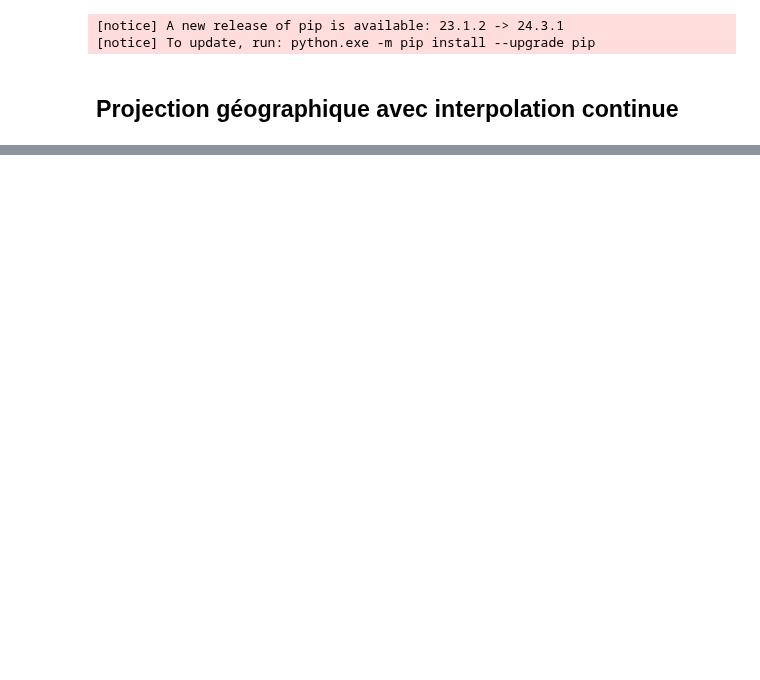
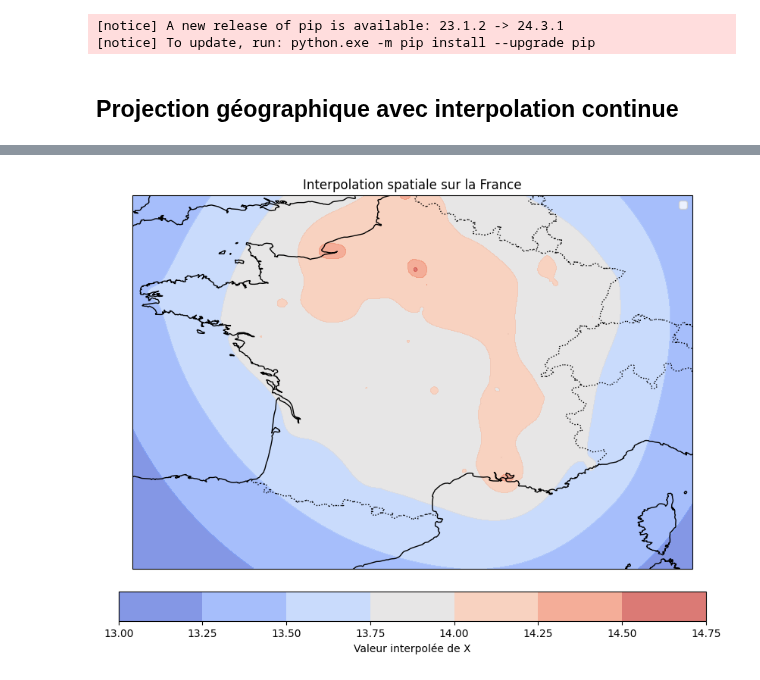
Before and after one commit to Antoine-Merienne/Projet-data-science-Mornand-Merienne, a Jupyter notebook: donnee_diverses.ipynb, the cells around one changed output, grey strips where cells are left out. Saved outputs shown, nothing was run; the diff lists cells and outputs as text; code cells hidden in the pictures; blank space fills up the shorter version.

```diff
--- a/donnee_diverses.ipynb
+++ b/donnee_diverses.ipynb
@@ -312,0 +345,39 @@ df_equilibre
+# %%
+from sklearn.gaussian_process import GaussianProcessRegressor
+from sklearn.gaussian_process.kernels import RBF, Matern
+
+# Choisir un kernel RBF ou Matern avec un paramètre ajustable
+#kernel = RBF(length_scale=l_scale)  # Longueur d'échelle contrôlant la "portée" de la corrélation
+kernel = Matern(length_scale=l_scale, nu=0.01)  # Nu contrôle la lissitude
+
+gp = GaussianProcessRegressor(kernel=kernel, alpha=0.01)  # Alpha contrôle le bruit (plus petit = plus rigide)
+gp.fit(df[['longitude', 'latitude']], df['X'])
+
+# Prédiction sur la grille
+grid_X = gp.predict(grid_points)
+grid_X = grid_X.reshape(grid_lon.shape)
+
+## Identique à précédent
+# Créer une figure et définir une projection
+fig, ax = plt.subplots(figsize=(10, 8), subplot_kw={'projection': ccrs.PlateCarree()})
+
+# Ajouter les frontières, côtes et autres caractéristiques
+ax.add_feature(cfeature.BORDERS, linestyle=':')
+ax.add_feature(cfeature.COASTLINE)
+ax.set_extent([lon_min, lon_max, lat_min, lat_max], crs=ccrs.PlateCarree())
+
+# Afficher la carte interpolée
+cs = ax.contourf(grid_lon, grid_lat, grid_X, cmap='coolwarm', alpha=0.7, transform=ccrs.PlateCarree())
+
+# Ajouter une barre de couleur
+cbar = plt.colorbar(cs, ax=ax, orientation='horizontal', pad=0.05, label='Valeur interpolée de X')
+
+# Afficher les points originaux
+#ax.scatter(df['longitude'], df['latitude'], c=df['X'], cmap='coolwarm', edgecolor='k', marker='o', s=100, label='Données originales', transform=ccrs.PlateCarree())
+
+# Titre et légende
+plt.title("Interpolation spatiale sur la France")
+plt.legend()
+plt.show()
+# %% [output]
+[figure, added]
```
Also changed, not shown: parts of 8 cells of this notebook.
